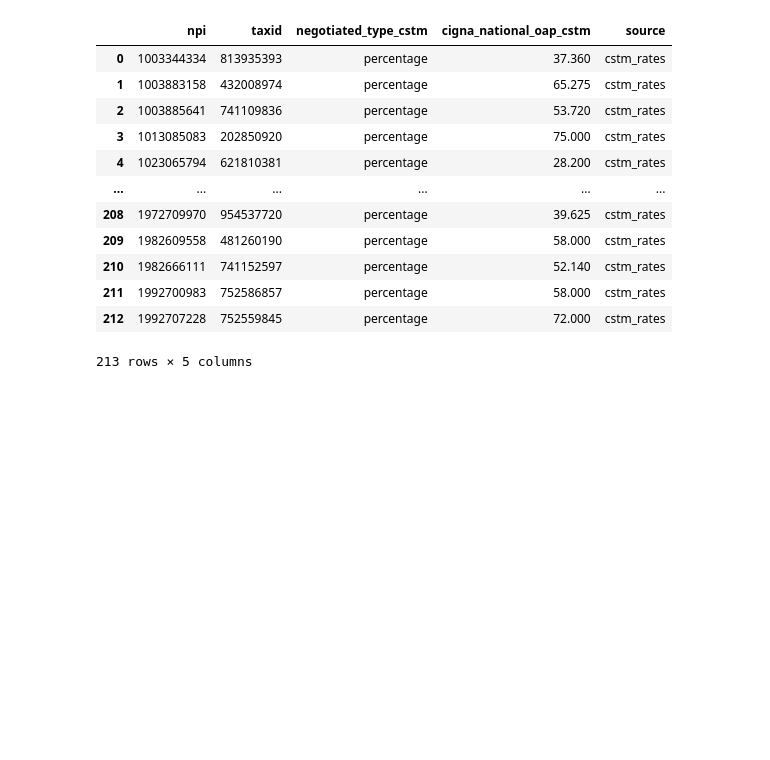
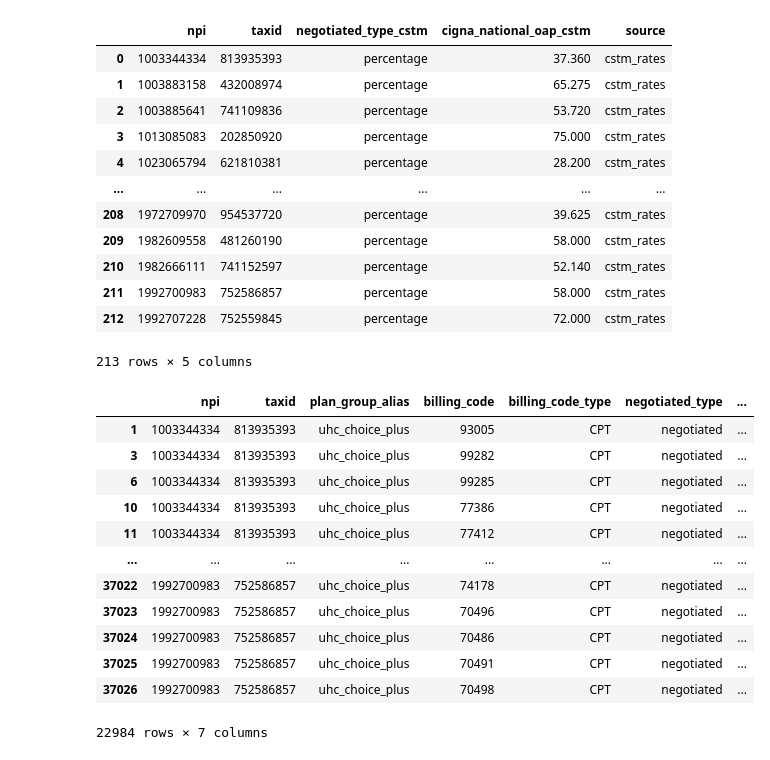
Before and after one commit to benefitsscience/HospitalScorecard, a Jupyter notebook: MarketPosition_OP_New.ipynb, the cells around one changed output. Cells and saved outputs as stored; diff of their text form; code cells hidden in the pictures; blank space fills up the shorter version.

```diff
--- a/MarketPosition_OP_New.ipynb
+++ b/MarketPosition_OP_New.ipynb
@@ -384,4 +453,28 @@ cstm_cigna_0
 | 211 | 1992700983 | 752586857 | percentage | 58.000 | cstm_rates |
 | 212 | 1992707228 | 752559845 | percentage | 72.000 | cstm_rates |
 213 rows × 5 columns
+# %%
+uhc_cstm_rates = cstm_rates[cstm_rates['plan_group_alias'] == 'uhc_choice_plus']
+uhc_code_map = pd.read_csv('Data Sources/uhc_code_map.csv', dtype={'CPT': str})
+uhc_cstm_rates = uhc_cstm_rates.merge(uhc_code_map, on=['billing_code', 'billing_code_type'], how='left')
+uhc_cstm_rates.drop(columns=['billing_code', 'billing_code_type', 'additional_information', 'description'], inplace=True)
+uhc_cstm_rates.rename(columns={'CPT':'billing_code', 'Updated_billing_code_type':'billing_code_type'}, inplace=True)
+uhc_cstm_rates = uhc_cstm_rates[uhc_cstm_rates['billing_code'].notna()]
+uhc_cstm_rates['negotiated_type'] = uhc_cstm_rates['negotiated_type'].replace('per diem', 'negotiated')
+uhc_cstm_rates = uhc_cstm_rates[['npi','taxid', 'plan_group_alias', 'billing_code', 'billing_code_type','negotiated_type', 'negotiated_rate_cal']]
+uhc_cstm_rates
+# %% [output]
+|  | npi | taxid | plan_group_alias | billing_code | billing_code_type | negotiated_type | ... |
+| 1 | 1003344334 | 813935393 | uhc_choice_plus | 93005 | CPT | negotiated | ... |
+| 3 | 1003344334 | 813935393 | uhc_choice_plus | 99282 | CPT | negotiated | ... |
+| 6 | 1003344334 | 813935393 | uhc_choice_plus | 99285 | CPT | negotiated | ... |
+| 10 | 1003344334 | 813935393 | uhc_choice_plus | 77386 | CPT | negotiated | ... |
+| 11 | 1003344334 | 813935393 | uhc_choice_plus | 77412 | CPT | negotiated | ... |
+| ... | ... | ... | ... | ... | ... | ... | ... |
+| 37022 | 1992700983 | 752586857 | uhc_choice_plus | 74178 | CPT | negotiated | ... |
+| 37023 | 1992700983 | 752586857 | uhc_choice_plus | 70496 | CPT | negotiated | ... |
+| 37024 | 1992700983 | 752586857 | uhc_choice_plus | 70486 | CPT | negotiated | ... |
+| 37025 | 1992700983 | 752586857 | uhc_choice_plus | 70491 | CPT | negotiated | ... |
+| 37026 | 1992700983 | 752586857 | uhc_choice_plus | 70498 | CPT | negotiated | ... |
+22984 rows × 7 columns
 # %%
```
Also changed, not shown: parts of 14 cells of this notebook, 28 other files.
